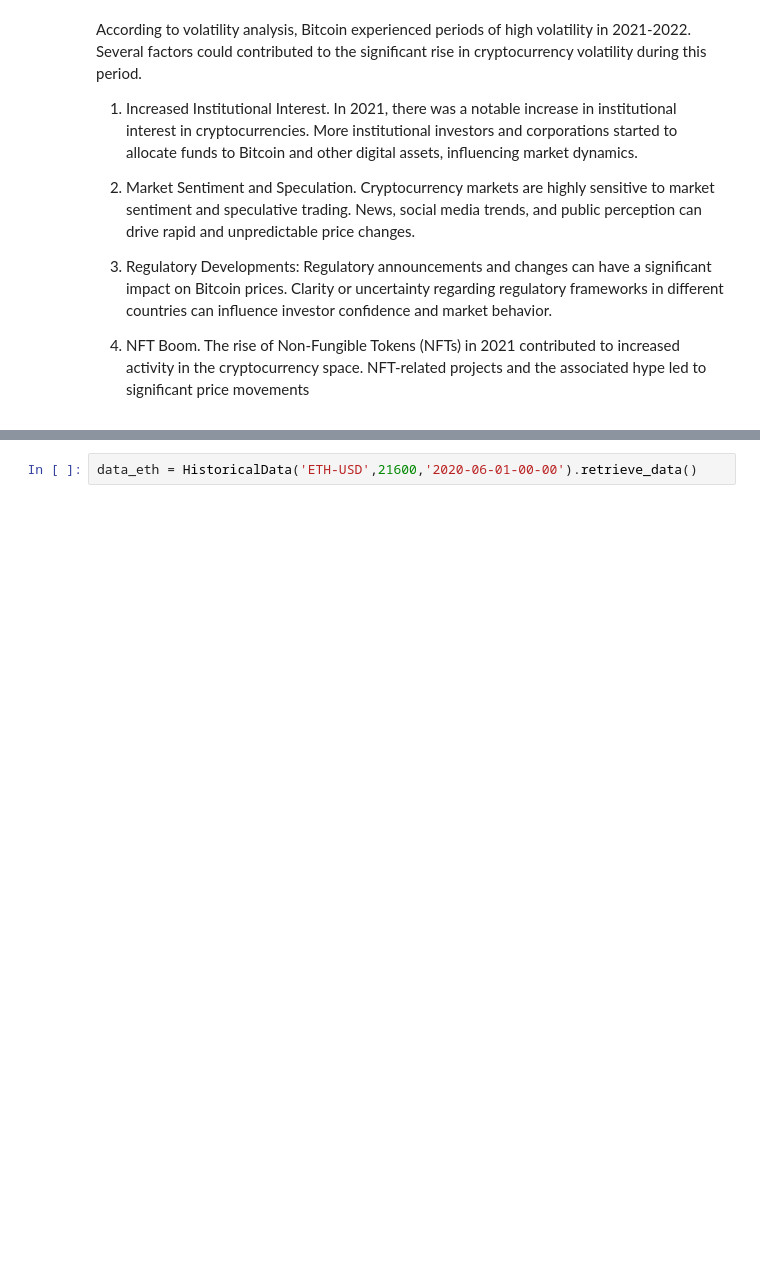
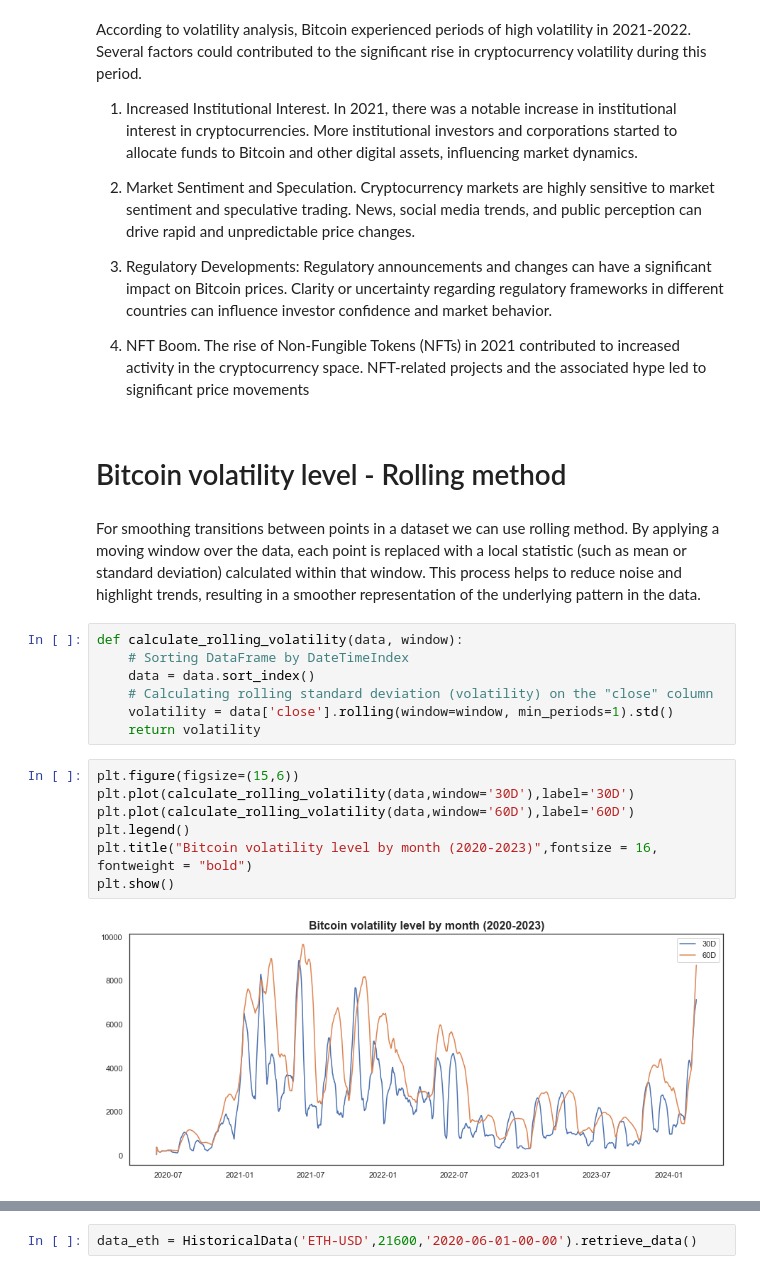
Before and after one commit to agoncharova/coin_insights, a Jupyter notebook: cryptocurrency.ipynb, the cells around one changed output, grey strips where cells are left out. Saved outputs shown, nothing was run; the diff lists cells and outputs as text; blank space fills up the shorter version.

```diff
--- a/cryptocurrency.ipynb
+++ b/cryptocurrency.ipynb
@@ -107,4 +128,24 @@ According to volatility analysis, Bitcoin experienced periods of high volatility
  3) Regulatory Developments: Regulatory announcements and changes can have a significant impact on Bitcoin prices. Clarity or uncertainty regarding regulatory frameworks in different countries can influence investor confidence and market behavior.
 
  4) NFT Boom. The rise of Non-Fungible Tokens (NFTs) in 2021 contributed to increased activity in the cryptocurrency space. NFT-related projects and the associated hype led to significant price movements
+# %% [markdown]
+# Bitcoin volatility level - Rolling method
+# %% [markdown]
+For smoothing transitions between points in a dataset we can use rolling method. By applying a moving window over the data, each point is replaced with a local statistic (such as mean or standard deviation) calculated within that window. This process helps to reduce noise and highlight trends, resulting in a smoother representation of the underlying pattern in the data.
+# %%
+def calculate_rolling_volatility(data, window):
+    # Sorting DataFrame by DateTimeIndex
+    data = data.sort_index()
+    # Calculating rolling standard deviation (volatility) on the "close" column
+    volatility = data['close'].rolling(window=window, min_periods=1).std()
+    return volatility
+# %%
+plt.figure(figsize=(15,6))
+plt.plot(calculate_rolling_volatility(data,window='30D'),label='30D')
+plt.plot(calculate_rolling_volatility(data,window='60D'),label='60D')
+plt.legend()
+plt.title("Bitcoin volatility level by month (2020-2023)",fontsize = 16, fontweight = "bold")
+plt.show()
+# %% [output]
+[figure, added]
 # %% [markdown]
```
Also changed, not shown: parts of 28 cells of this notebook.
